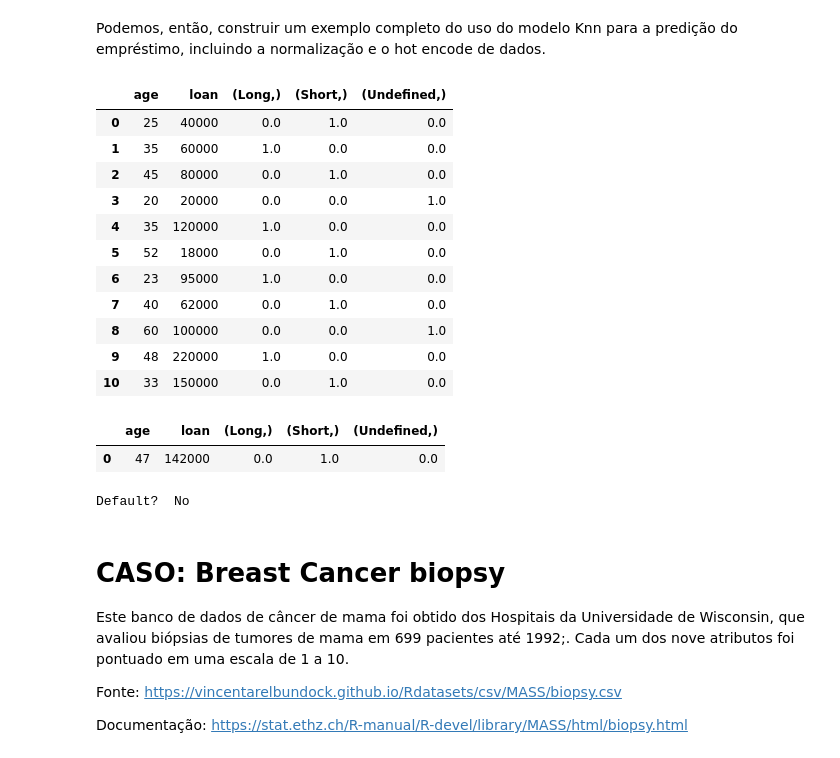
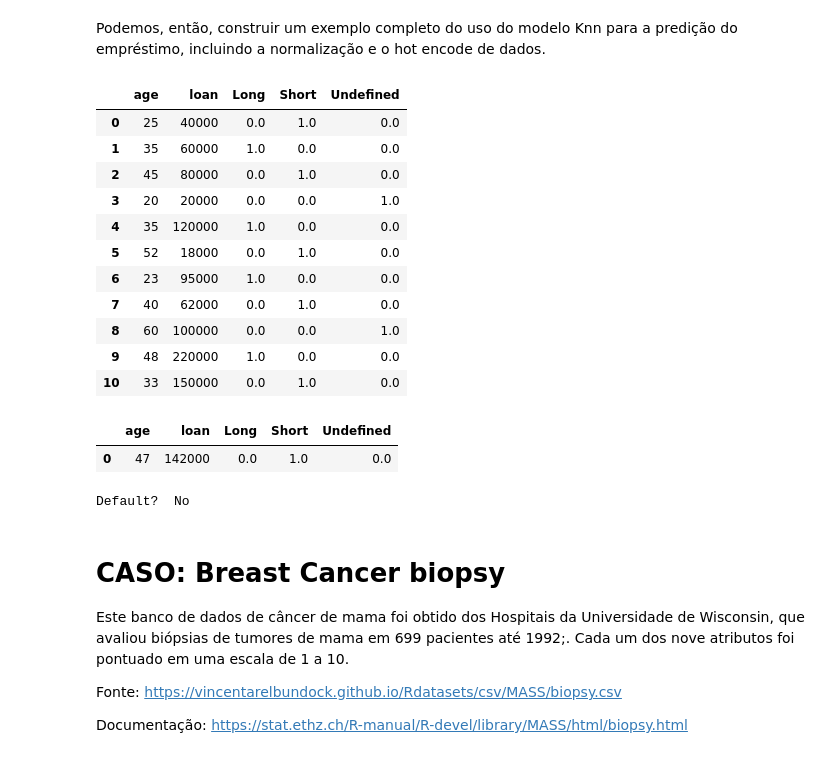
Before and after one commit to Rogerio-mack/BIG_DATA_Analytics_Mineracao_e_Analise_de_Dados, a Jupyter notebook: BIG_T4_Knn_CV_GridSearch.ipynb, the cells around one changed output. Cells and saved outputs as stored; diff of their text form; code cells hidden in the pictures.

```diff
--- a/BIG_T4_Knn_CV_GridSearch.ipynb
+++ b/BIG_T4_Knn_CV_GridSearch.ipynb
@@ -487,36 +487,38 @@ Podemos, então, construir um exemplo completo do uso do modelo Knn para a predi
 # %%
 from sklearn import neighbors
 from sklearn.preprocessing import MinMaxScaler
 from sklearn.preprocessing import OneHotEncoder, LabelEncoder
 
 X = loans.drop(columns=['default','distance','distance_loans'])
 y = loans.default
 
 hot_encode = OneHotEncoder(handle_unknown='ignore')
 hot_encode = hot_encode.fit(X[['Duration']])
-X = pd.concat([ X, pd.DataFrame(hot_encode.transform(loans[['Duration']] ).toarray(), columns = hot_encode.categories_) ], axis=1 )
+
+X = pd.concat([ X, pd.DataFrame(hot_encode.transform(loans[['Duration']] ).toarray(), columns = list(hot_encode.categories_[0])) ], axis=1 )
 X = X.drop(columns=['Duration'])
-case = pd.concat([ case, pd.DataFrame(hot_encode.transform(case[['Duration']] ).toarray(), columns = hot_encode.categories_) ], axis=1 )
+
+case = pd.concat([ case, pd.DataFrame(hot_encode.transform(case[['Duration']] ).toarray(), columns = list(hot_encode.categories_[0])) ], axis=1 )
 case = case.drop(columns=['Duration'])
 
 display(X)
 display(case)
 
 scaler = MinMaxScaler()
 scaler.fit(X)
 X = scaler.transform(X)
 case_scaled = scaler.transform(case)
 
 clf = neighbors.KNeighborsClassifier(n_neighbors = 3)
 
 clf.fit(X, y)
 
 y_pred = clf.predict(case_scaled)
 
 default_pred = ['No','Yes'][y_pred[0]]
 print('Default? ', default_pred)
 # %% [output]
-|  | age | loan | (Long,) | (Short,) | (Undefined,) |
+|  | age | loan | Long | Short | Undefined |
 | 0 | 25 | 40000 | 0.0 | 1.0 | 0.0 |
 | 1 | 35 | 60000 | 1.0 | 0.0 | 0.0 |
 | 2 | 45 | 80000 | 0.0 | 1.0 | 0.0 |
@@ -528,7 +530,7 @@ print('Default? ', default_pred)
 | 8 | 60 | 100000 | 0.0 | 0.0 | 1.0 |
 | 9 | 48 | 220000 | 1.0 | 0.0 | 0.0 |
 | 10 | 33 | 150000 | 0.0 | 1.0 | 0.0 |
-|  | age | loan | (Long,) | (Short,) | (Undefined,) |
+|  | age | loan | Long | Short | Undefined |
 | 0 | 47 | 142000 | 0.0 | 1.0 | 0.0 |
 Default?  No
 # %% [markdown]
```
Also changed, not shown: parts of 6 cells of this notebook.
